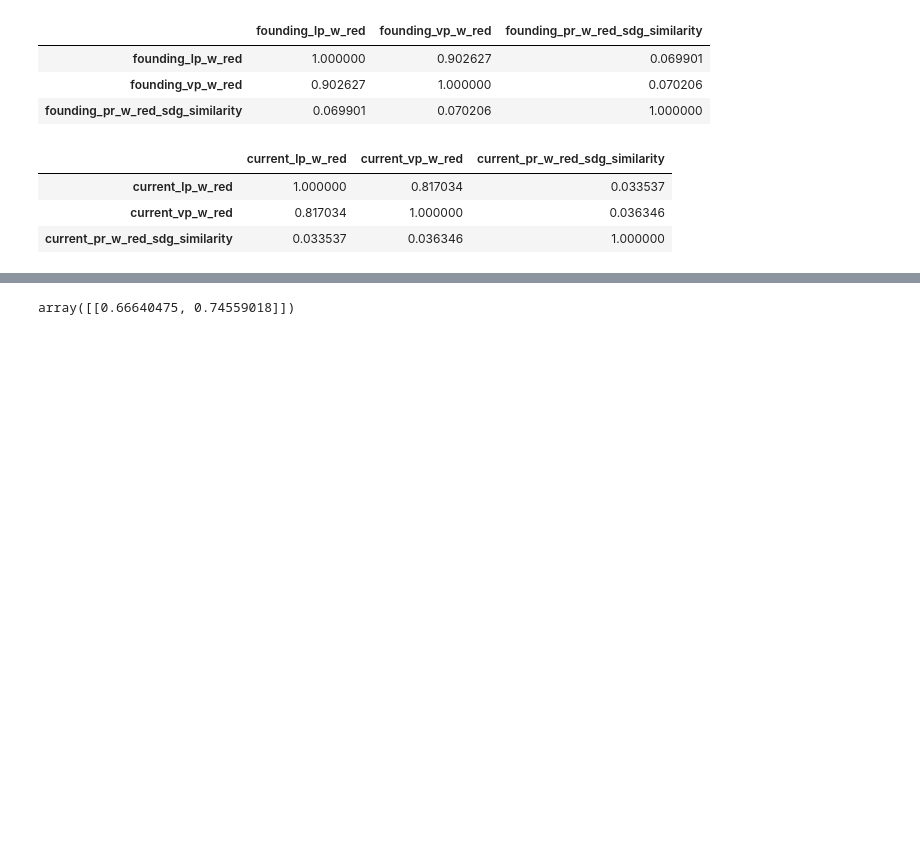
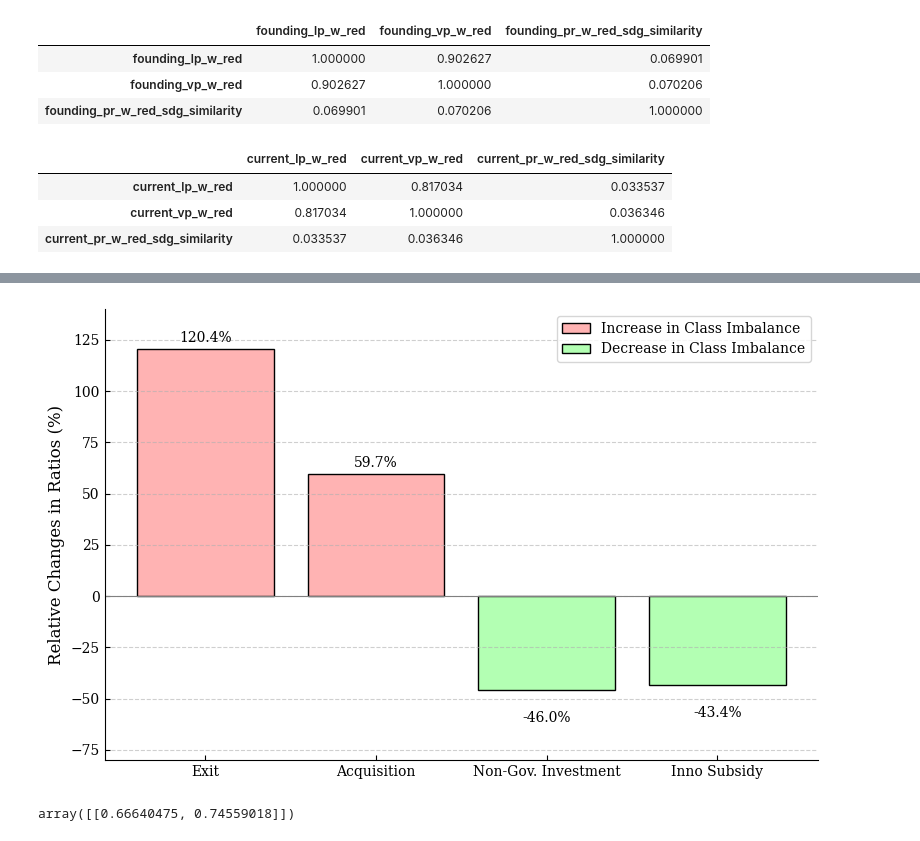
Before and after one commit to MaBlock7/company_success_prediction, a Jupyter notebook: notebooks/summary_statistics.ipynb, the cells around one changed output, grey strips where cells are left out. Cells and saved outputs as stored; diff of their text form; code cells hidden in the pictures; blank space fills up the shorter version.

```diff
--- a/notebooks/summary_statistics.ipynb
+++ b/notebooks/summary_statistics.ipynb
@@ -519,3 +523,36 @@ display(company_sample[['current_lp_w_red', 'current_vp_w_red', 'current_pr_w_re
 | current_lp_w_red | 1.000000 | 0.817034 | 0.033537 |
 | current_vp_w_red | 0.817034 | 1.000000 | 0.036346 |
 | current_pr_w_red_sdg_similarity | 0.033537 | 0.036346 | 1.000000 |
+# %%
+with connect_database() as con:
+    all_exits = read_from_database(con, "SELECT ehraid, shab_date AS exit_date FROM zefix.shab WHERE shab_id IN (SELECT shab_id FROM zefix.shab_mutation WHERE description = 'status.aufl' OR description = 'status.loeschung')")
+# %%
+total = company_sample.shape[0]
+num_website = company_sample[(company_sample.company_url != 'no website available')].shape[0]
+num_no_website = company_sample[(company_sample.company_url == 'no website available')].shape[0]
+
+num_exits = company_sample[company_sample.ehraid.isin(all_exits.ehraid)].shape[0]
+num_exits_website = company_sample[(company_sample.company_url != 'no website available') & (company_sample.ehraid.isin(all_exits.ehraid))].shape[0]
+num_exits_no_website = company_sample[(company_sample.company_url == 'no website available') & (company_sample.ehraid.isin(all_exits.ehraid))].shape[0]
+
+num_survival = company_sample[~(company_sample.ehraid.isin(all_exits.ehraid))].shape[0]
+num_survival_website = company_sample[(company_sample.company_url != 'no website available') & ~(company_sample.ehraid.isin(all_exits.ehraid))].shape[0]
+num_survival_no_website = company_sample[(company_sample.company_url == 'no website available') & ~(company_sample.ehraid.isin(all_exits.ehraid))].shape[0]
+
+num_acquisition = company_sample[(company_sample.target_acquisition == 1)].shape[0]
+num_no_acquisition = company_sample[(company_sample.target_acquisition == 0)].shape[0]
+
+num_acquisition_website = company_sample[(company_sample.company_url != 'no website available') & (company_sample.target_acquisition == 1)].shape[0]
+num_no_acquisition_website = company_sample[(company_sample.company_url != 'no website available') & (company_sample.target_acquisition == 0)].shape[0]
+
+num_investment = company_sample[(company_sample.target_non_gov_investment == 1)].shape[0]
+num_no_investment = company_sample[(company_sample.target_non_gov_investment == 0)].shape[0]
+
+num_investment_website = company_sample[(company_sample.company_url != 'no website available') & (company_sample.target_non_gov_investment == 1)].shape[0]
+num_no_investment_website = company_sample[(company_sample.company_url != 'no website available') & (company_sample.target_non_gov_investment == 0)].shape[0]
+
+num_inno = company_sample[(company_sample.target_inno_subsidy == 1)].shape[0]
+num_no_inno = company_sample[(company_sample.target_inno_subsidy == 0)].shape[0]
+
+num_inno_website = company_sample[(company_sample.company_url != 'no website available') & (company_sample.target_inno_subsidy == 1)].shape[0]
+num_no_inno_website = company_sample[(company_sample.company_url != 'no website available') & (company_sample.target_inno_subsidy == 0)].shape[0]
@@ -521,0 +626,12 @@ display(company_sample[['current_lp_w_red', 'current_vp_w_red', 'current_pr_w_re
+# %%
+labels = ['Exit', 'Acquisition', 'Non-Gov. Investment', 'Inno Subsidy']
+ratios_all = np.array([(num_survival / num_exits), (num_no_acquisition / num_acquisition), (num_no_investment / num_investment), (num_no_inno / num_inno)])
+ratios_with_website = np.array([(num_survival_website / num_exits_website), (num_no_acquisition_website / num_acquisition_website), (num_no_investment_website / num_investment_website), (num_no_inno_website / num_inno_website)])
+
+# Calculate relative increase (%)
+relative_increase = ((ratios_with_website / ratios_all) - 1) * 100
+
+
+plot_relative_increases(relative_increase, labels=labels)
+# %% [output]
+[figure, added]
```
Also changed, not shown: parts of 15 cells of this notebook, 3 other files.
